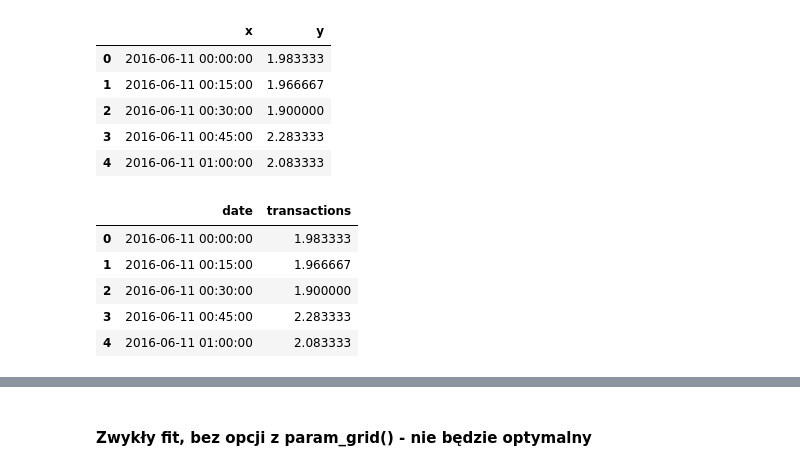
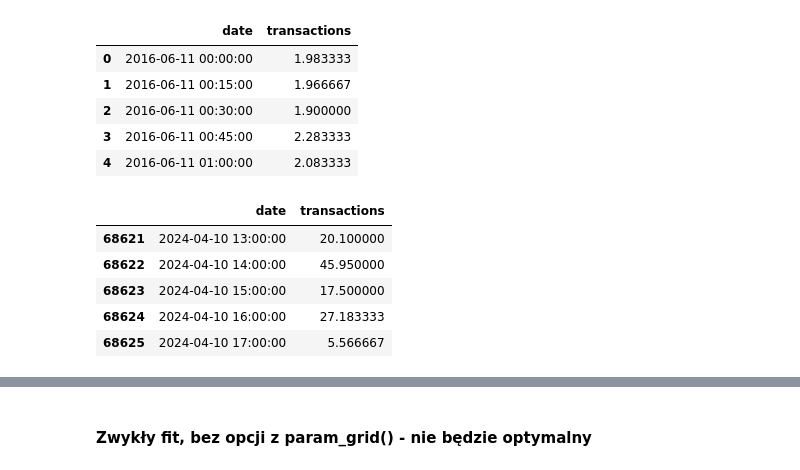
Before and after one commit to capmichal/MLOps-pipeline-github-actions, a Jupyter notebook: notebook.ipynb, the cells around one changed output, grey strips where cells are left out. Cells and saved outputs as stored; diff of their text form; code cells hidden in the pictures.

```diff
--- a/notebook.ipynb
+++ b/notebook.ipynb
@@ -17,9 +17,10 @@ data = pd.DataFrame(resp.json()["values"])
 data['x'] = [datetime.utcfromtimestamp(x).strftime('%Y-%m-%d %H:%M:%S') for x in data['x']]
 data['x'] = pd.to_datetime(data['x'])
 # %%
+data.columns = ["date", "transactions"]
 data.head()
 # %% [output]
-|  | x | y |
+|  | date | transactions |
 | 0 | 2016-06-11 00:00:00 | 1.983333 |
 | 1 | 2016-06-11 00:15:00 | 1.966667 |
 | 2 | 2016-06-11 00:30:00 | 1.900000 |
@@ -30,12 +29,12 @@ data.columns = ["date", "transactions"]
-# %%
-data.head()
-# %% [output]
-|  | date | transactions |
-| 0 | 2016-06-11 00:00:00 | 1.983333 |
-| 1 | 2016-06-11 00:15:00 | 1.966667 |
-| 2 | 2016-06-11 00:30:00 | 1.900000 |
-| 3 | 2016-06-11 00:45:00 | 2.283333 |
-| 4 | 2016-06-11 01:00:00 | 2.083333 |
 # %%
 data['date'] = data['date'].dt.round('H')
 grouped_data = data.groupby('date').sum().reset_index()
+
+grouped_data.tail()
+# %% [output]
+|  | date | transactions |
+| 68621 | 2024-04-10 13:00:00 | 20.100000 |
+| 68622 | 2024-04-10 14:00:00 | 45.950000 |
+| 68623 | 2024-04-10 15:00:00 | 17.500000 |
+| 68624 | 2024-04-10 16:00:00 | 27.183333 |
+| 68625 | 2024-04-10 17:00:00 | 5.566667 |
```
Also changed, not shown: parts of 22 cells of this notebook.
